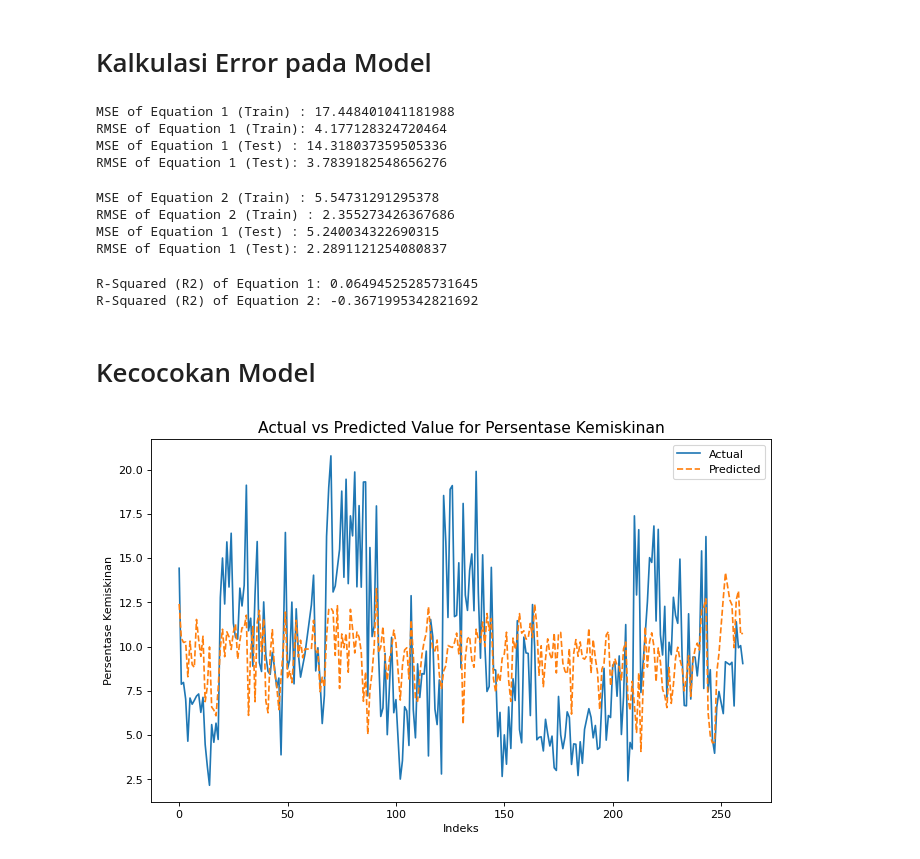
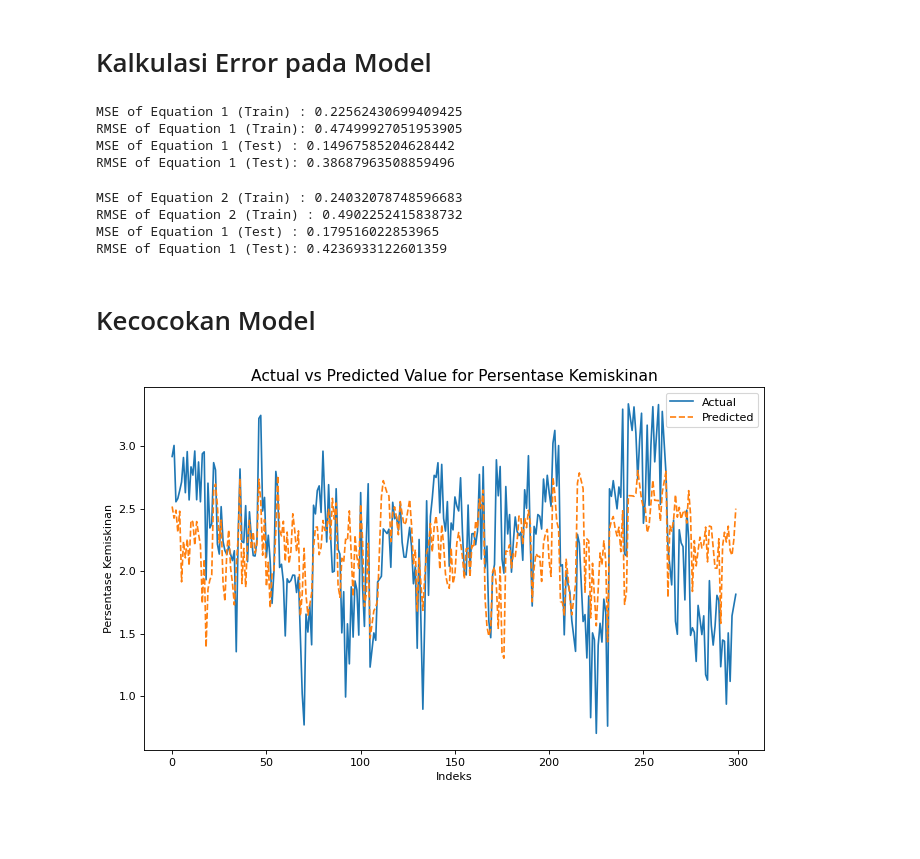
Before and after one commit to Andre2605/SEM-poverty-unemployment-rate, a Jupyter notebook: UAS_SEM_ECON.ipynb, the cells around one changed output. Drawn from its saved outputs; the diff is of its cells as text; code cells hidden in the pictures; blank space fills up the shorter version.

Commit message:
changes to new data

```diff
--- a/UAS_SEM_ECON.ipynb
+++ b/UAS_SEM_ECON.ipynb
@@ -395,0 +419,5 @@ Dari kedua tes homoskedastik diatas, maka dapat disimpulkan bahwa kedua variabel
+# %%
+formula_1 ='(persentase_miskin_log) ~ 1 + (ipm) + [(tingkat_pengangguran_log) ~ (jumlah_penduduk)]'
+
+model_1 = IV2SLS.from_formula(formula_1, train_df).fit()
+print(model_1)
@@ -395,0 +445,5 @@ Dari kedua tes homoskedastik diatas, maka dapat disimpulkan bahwa kedua variabel
+# %%
+formula_2 = 'tingkat_pengangguran_log ~ 1 + jumlah_penduduk + [(persentase_miskin_log) ~ ipm ]'
+
+model_2 = IV2SLS.from_formula(formula_2, train_df).fit()
+print(model_2)
@@ -395,0 +471,3 @@ Dari kedua tes homoskedastik diatas, maka dapat disimpulkan bahwa kedua variabel
+# %%
+df['persentase_miskin_pred'] = model_1.predict(data = train_df)
+df['tingkat_pengangguran_pred'] = model_2.predict(data = train_df)
@@ -395,0 +485,3 @@ Dari kedua tes homoskedastik diatas, maka dapat disimpulkan bahwa kedua variabel
+# %%
+df['resid_1'] = df['persentase_miskin'] - df['persentase_miskin_pred']
+df['resid_2'] = df['tingkat_pengangguran'] - df['tingkat_pengangguran_pred']
@@ -516,10 +663,10 @@ plt.show()
 test_df['persentase_miskin_pred'] = model_1.predict(data = test_df)
 test_df['tingkat_pengangguran_pred'] = model_2.predict(data = test_df)
 # %%
-mse_model_train = mean_squared_error(train_df['persentase_miskin'], df['persentase_miskin_pred'].dropna())
+mse_model_train = mean_squared_error(train_df['persentase_miskin_log'], df['persentase_miskin_pred'].dropna())
 rmse_model_train = np.sqrt(mse_model_train)
 
-mse_model_test = mean_squared_error(test_df['persentase_miskin'], test_df['persentase_miskin_pred'].dropna())
+mse_model_test = mean_squared_error(test_df['persentase_miskin_log'], test_df['persentase_miskin_pred'].dropna())
 rmse_model_test = np.sqrt(mse_model_test)
 
 print("MSE of Equation 1 (Train) :",mse_model_train)
@@ -528,15 +675,15 @@ print("RMSE of Equation 1 (Train):", rmse_model_train)
 print("MSE of Equation 1 (Test) :",mse_model_test)
 print("RMSE of Equation 1 (Test):", rmse_model_test)
 # %% [output]
-MSE of Equation 1 (Train) : 17.448401041181988
-RMSE of Equation 1 (Train): 4.177128324720464
-MSE of Equation 1 (Test) : 14.318037359505336
-RMSE of Equation 1 (Test): 3.7839182548656276
+MSE of Equation 1 (Train) : 0.22562430699409425
+RMSE of Equation 1 (Train): 0.47499927051953905
+MSE of Equation 1 (Test) : 0.14967585204628442
+RMSE of Equation 1 (Test): 0.38687963508859496
 # %%
-mse_model_train = mean_squared_error(train_df['tingkat_pengangguran'], df['tingkat_pengangguran_pred'].dropna())
+mse_model_train = mean_squared_error(train_df['tingkat_pengangguran_log'], df['tingkat_pengangguran_pred'].dropna())
 rmse_model_train = np.sqrt(mse_model_train)
 
-mse_model_test = mean_squared_error(test_df['tingkat_pengangguran'], test_df['tingkat_pengangguran_pred'].dropna())
+mse_model_test = mean_squared_error(test_df['tingkat_pengangguran_log'], test_df['tingkat_pengangguran_pred'].dropna())
 rmse_model_test = np.sqrt(mse_model_test)
 
 print("MSE of Equation 2 (Train) :", mse_model_train)
@@ -545,28 +692,22 @@ print("RMSE of Equation 2 (Train) :", rmse_model_train)
 print("MSE of Equation 1 (Test) :", mse_model_test)
 print("RMSE of Equation 1 (Test):", rmse_model_test)
 # %% [output]
-MSE of Equation 2 (Train) : 5.54731291295378
-RMSE of Equation 2 (Train) : 2.355273426367686
-MSE of Equation 1 (Test) : 5.240034322690315
-RMSE of Equation 1 (Test): 2.2891121254080837
+MSE of Equation 2 (Train) : 0.24032078748596683
+RMSE of Equation 2 (Train) : 0.4902252415838732
+MSE of Equation 1 (Test) : 0.179516022853965
+RMSE of Equation 1 (Test): 0.4236933122601359
-# %%
-print("R-Squared (R2) of Equation 1:", model_1.rsquared)
-print("R-Squared (R2) of Equation 2:", model_2.rsquared)
-# %% [output]
-R-Squared (R2) of Equation 1: 0.06494525285731645
-R-Squared (R2) of Equation 2: -0.3671995342821692
 # %% [markdown]
 # Kecocokan Model
 # %%
 plt.figure(figsize=(10, 6), dpi=80)
-plt.plot(train_df["persentase_miskin"],label="Actual")
+plt.plot(train_df["persentase_miskin_log"],label="Actual")
 plt.plot(df['persentase_miskin_pred'],label="Predicted",linestyle="--")
 plt.title('Actual vs Predicted Value for Persentase Kemiskinan',size=14)
 plt.xlabel('Indeks')
 plt.ylabel('Persentase Kemiskinan')
 plt.legend()
 plt.show()
 # %% [output]
-[figure, old version]
+[figure, new version]
 # %%
 plt.figure(figsize=(10, 6), dpi=80)
```
Also changed, not shown: parts of 51 cells of this notebook, 4 other files.
